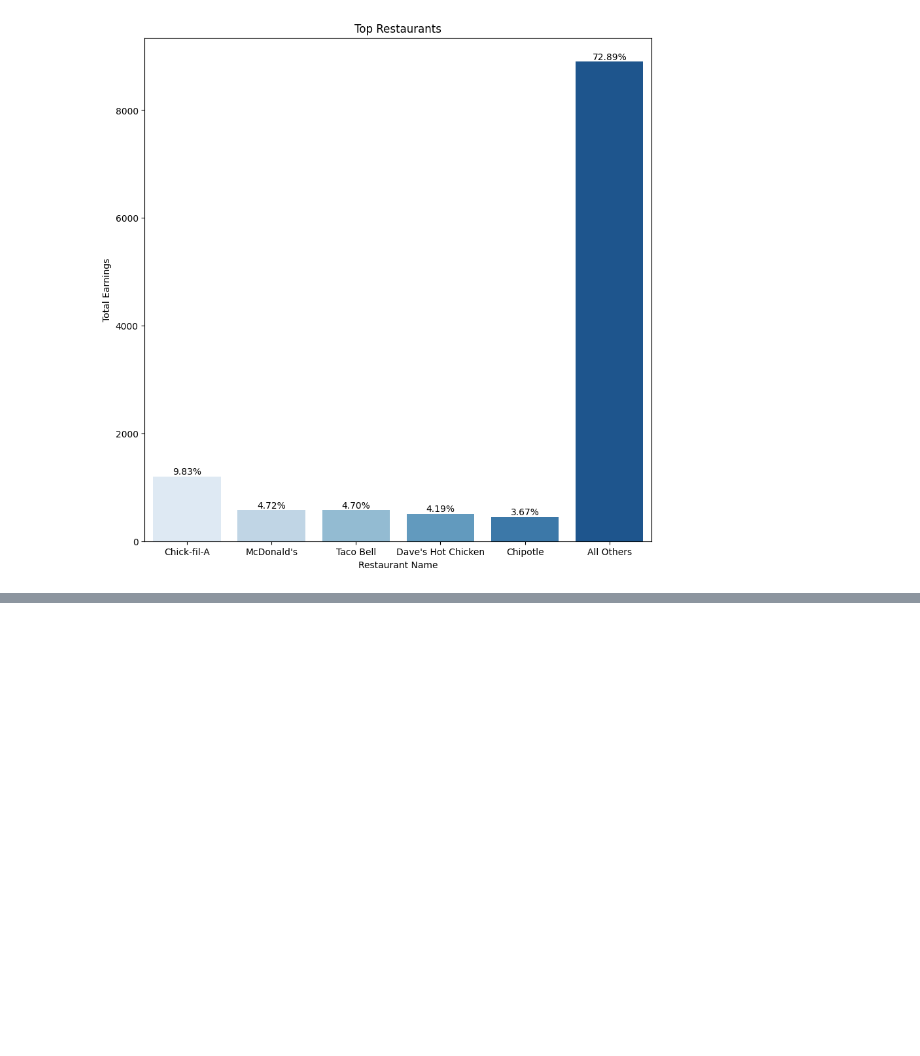
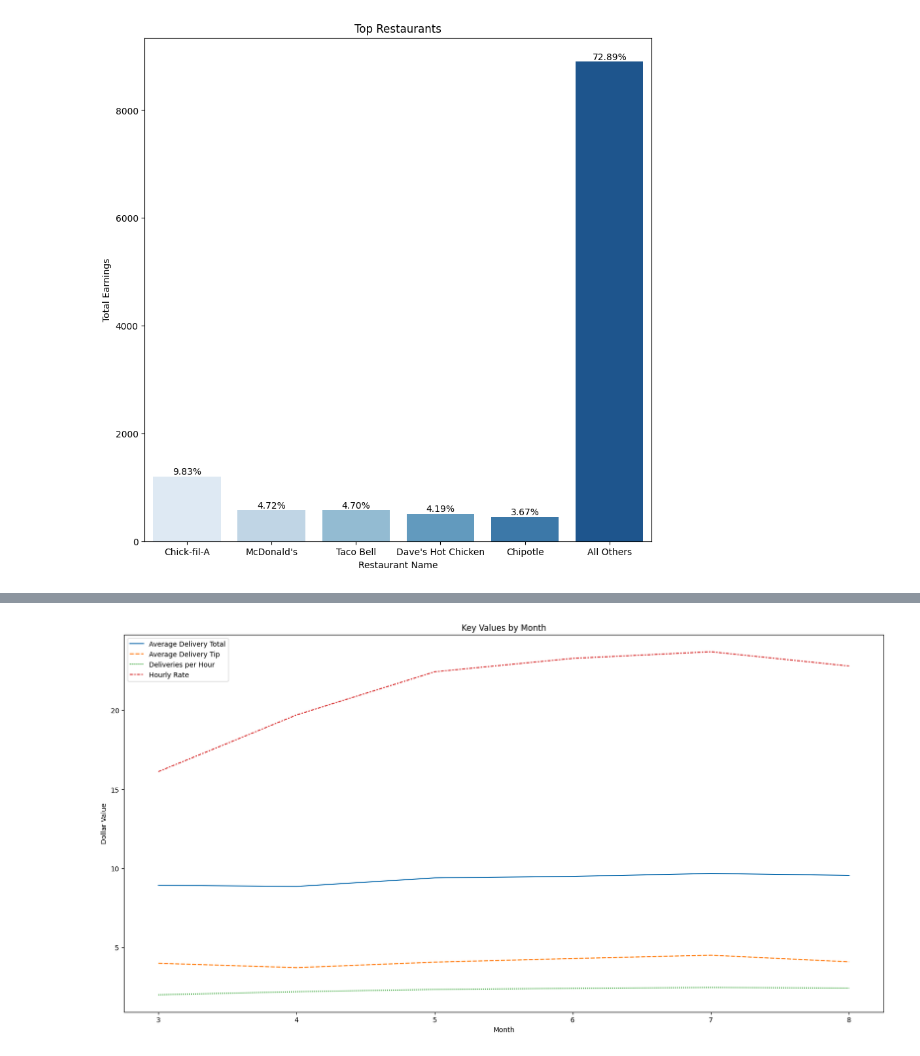
Before and after one commit to Crawford92/DeliveryData, a Jupyter notebook: stats.ipynb, the cells around one changed output, grey strips where cells are left out. Saved outputs shown, nothing was run; the diff lists cells and outputs as text; code cells hidden in the pictures; blank space fills up the shorter version.

```diff
--- a/stats.ipynb
+++ b/stats.ipynb
@@ -886,0 +895,40 @@ plt.close()
+# %%
+#So we have average daily total, monthly total,
+#average daily tip, monthly total tip
+#average active time, total active time
+#average shift time, total shift time
+#average daily deliveries, total deliveries
+#avg monthly hourly rate
+#avg and total active mileage
+#avg and total est adj
+
+
+#We want to normalize some of this, div by time or by delivery count
+
+#HourlyRate is fine
+#Delivery Total average is Total.sum/Deliveries.sum
+#Tip Total avg is Tip.sum/Deliveries.sum
+#Deliveries/Hour is Deliveries.sum/Dash.sum
+
+#tempDF.iloc[0]["Total"]["mean"]
+tempDF1 = tempDF.copy()
+tempDF1["Average Delivery Total"] = tempDF["Total"]["sum"] / tempDF["Deliveries"]["sum"]
+tempDF1["Average Delivery Tip"] = tempDF["Tip"]["sum"] / tempDF["Deliveries"]["sum"]
+tempDF1["Deliveries per Hour"] = tempDF["Deliveries"]["sum"] / tempDF["Dash"]["sum"]
+#Not sure how to select a multindex, can't do [["hourlyr"]]
+#tempDF1[tempDF1.columns[10]] THIS IS SELECTS THE HOURLY RATE COLUMN, DO WE JUST ADD A NEW COLUMN WITH THOSE VALUES?
+#We do for now
+tempDF1["Hourly Rate"] = tempDF1[tempDF1.columns[10]]
+
+
+tempDF1 = tempDF1[["Average Delivery Total", "Average Delivery Tip", "Deliveries per Hour", "Hourly Rate"]]
+#tempDF1.dtypes
+
+#This is lazy, should either get dt.month name somehow, check datetime options
+#or func to convert num to string, dont hardcode
+#tempDF1 = tempDF1.reindex(["March", "April", "May", "June", "July", "August"])
+new_index = ["March", "April", "May", "June", "July", "August"]
+tempDF1.set_index(pd.Series(new_index))
+#THIS DOESN'T WORK
+
+tempDF1
@@ -887,2 +945,9 @@ plt.close()
+# %%
+fig = plt.subplots(figsize=(20, 10))
+plt.ylabel('Dollar Value')
+sns.lineplot(tempDF1).set(title='Key Values by Month')
+plt.show()
+# %% [output]
+[figure, added]
 # %%
 sns.reset_defaults()
```
Also changed, not shown: parts of 11 cells of this notebook.
